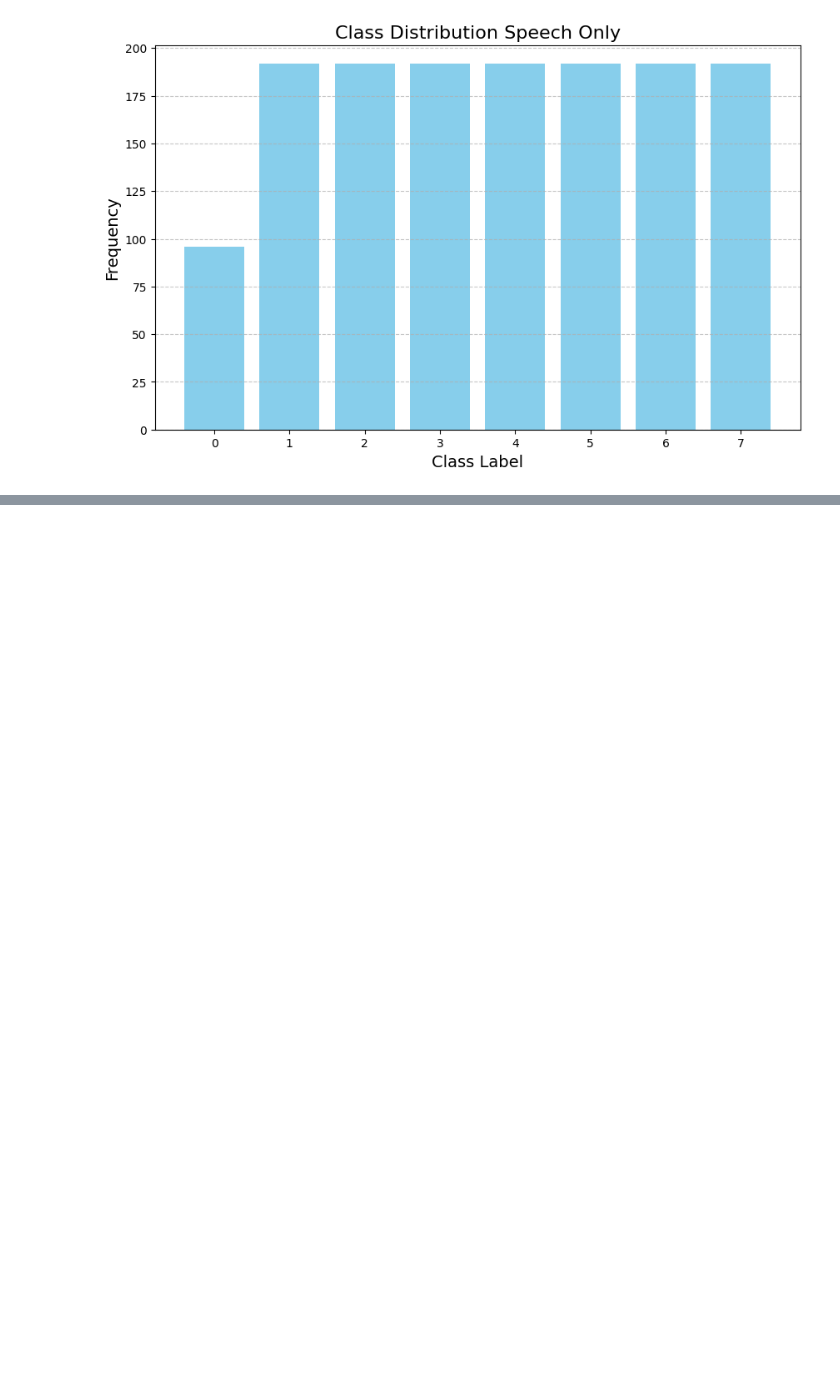
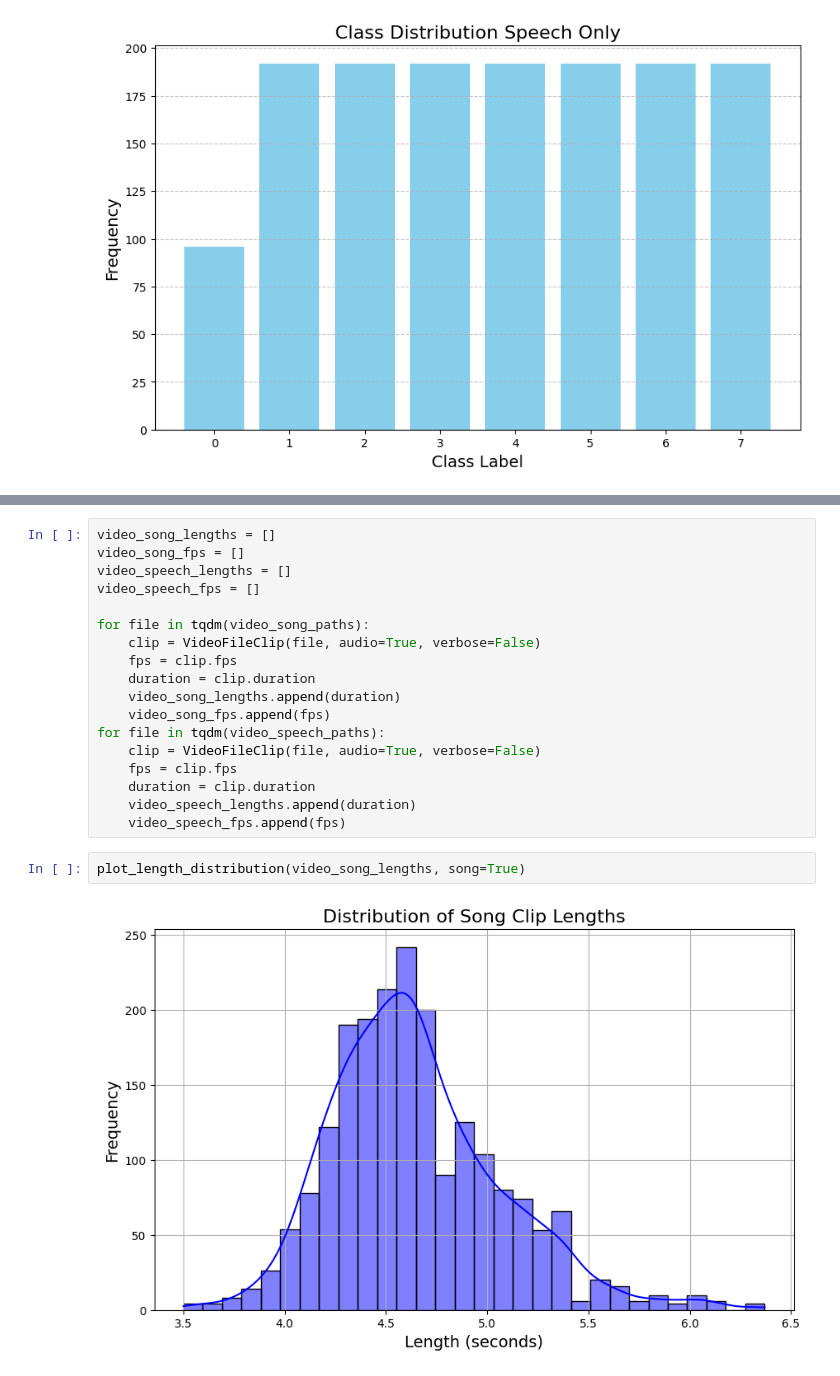
Before and after one commit to Devininthelab/face_emotion_recognition, a Jupyter notebook: src/preprocess/preprocess.ipynb, the cells around one changed output, grey strips where cells are left out. Saved outputs shown, nothing was run; the diff lists cells and outputs as text; blank space fills up the shorter version.

```diff
--- a/src/preprocess/preprocess.ipynb
+++ b/src/preprocess/preprocess.ipynb
@@ -208,0 +266,22 @@ Class Distribution Speech only: {5: 192, 2: 192, 6: 192, 3: 192, 1: 192, 4: 192,
+# %%
+video_song_lengths = []
+video_song_fps = []
+video_speech_lengths = []
+video_speech_fps = []
+
+for file in tqdm(video_song_paths):
+    clip = VideoFileClip(file, audio=True, verbose=False)
+    fps = clip.fps
+    duration = clip.duration
+    video_song_lengths.append(duration)
+    video_song_fps.append(fps)
+for file in tqdm(video_speech_paths):
+    clip = VideoFileClip(file, audio=True, verbose=False)
+    fps = clip.fps
+    duration = clip.duration
+    video_speech_lengths.append(duration)
+    video_speech_fps.append(fps)
+# %%
+plot_length_distribution(video_song_lengths, song=True)
+# %% [output]
+[figure, added]
```
Also changed, not shown: parts of 10 cells of this notebook, 8 other files.
